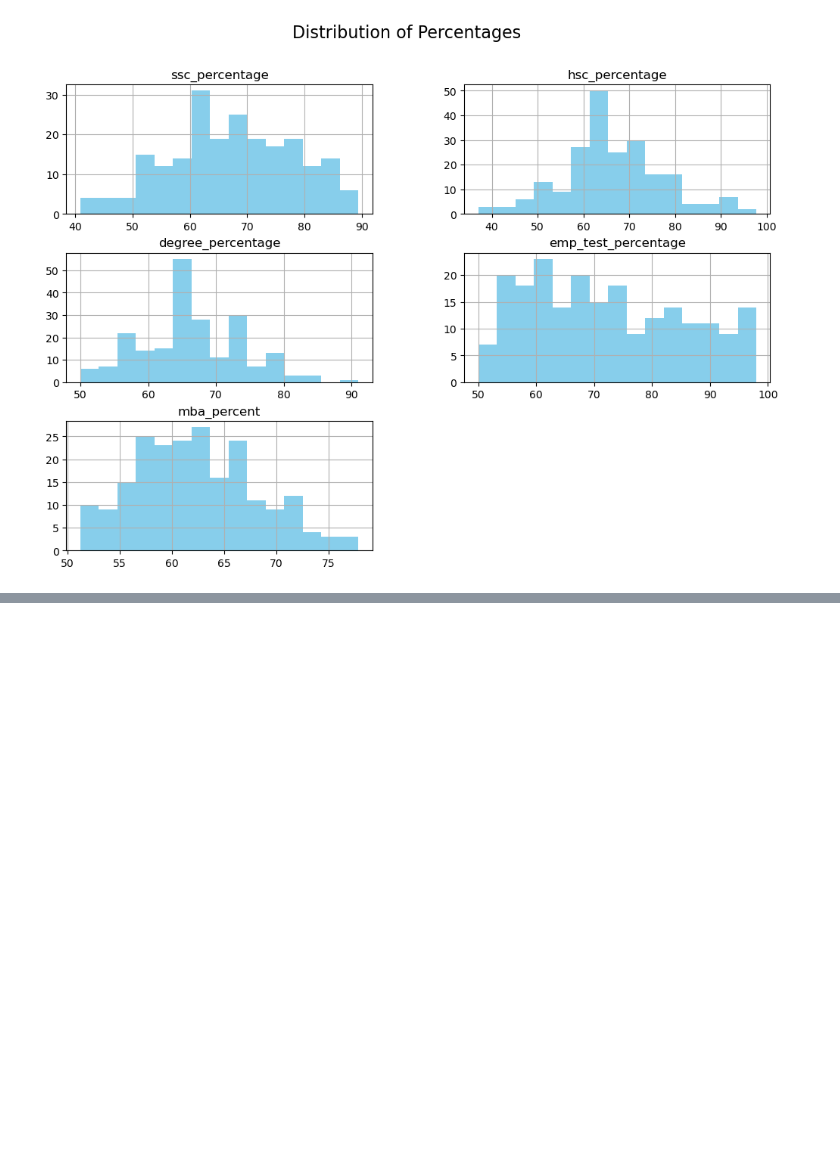
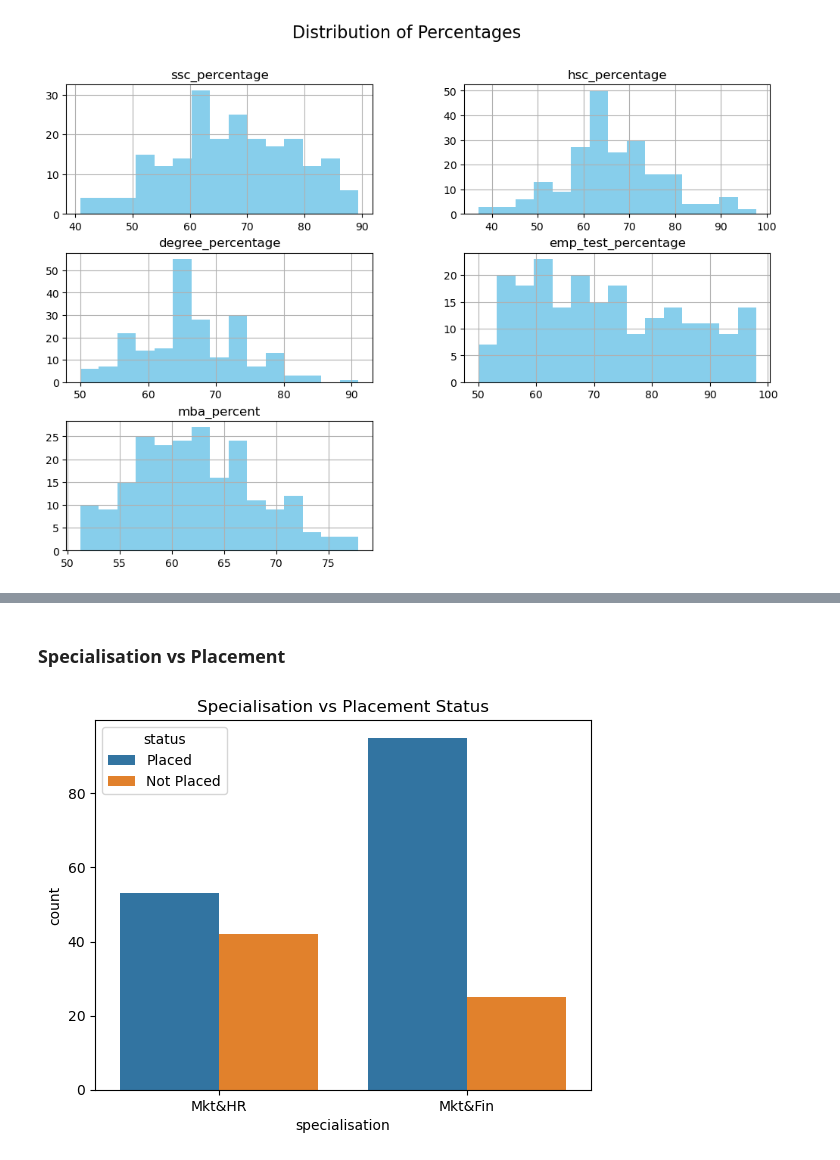
Before and after one commit to HarshRaut9945/Machine-Learning-Project, a Jupyter notebook: Job_place/data.ipynb, the cells around one changed output, grey strips where cells are left out. Saved outputs shown, nothing was run; the diff lists cells and outputs as text; code cells hidden in the pictures; blank space fills up the shorter version.

```diff
--- a/Job_place/data.ipynb
+++ b/Job_place/data.ipynb
@@ -156,0 +187,8 @@ plt.show()
+# %% [markdown]
+### Specialisation vs Placement
+# %%
+sns.countplot(x='specialisation', hue='status', data=df)
+plt.title("Specialisation vs Placement Status")
+plt.show()
+# %% [output]
+[figure, added]
```
Also changed, not shown: parts of 5 cells of this notebook.
